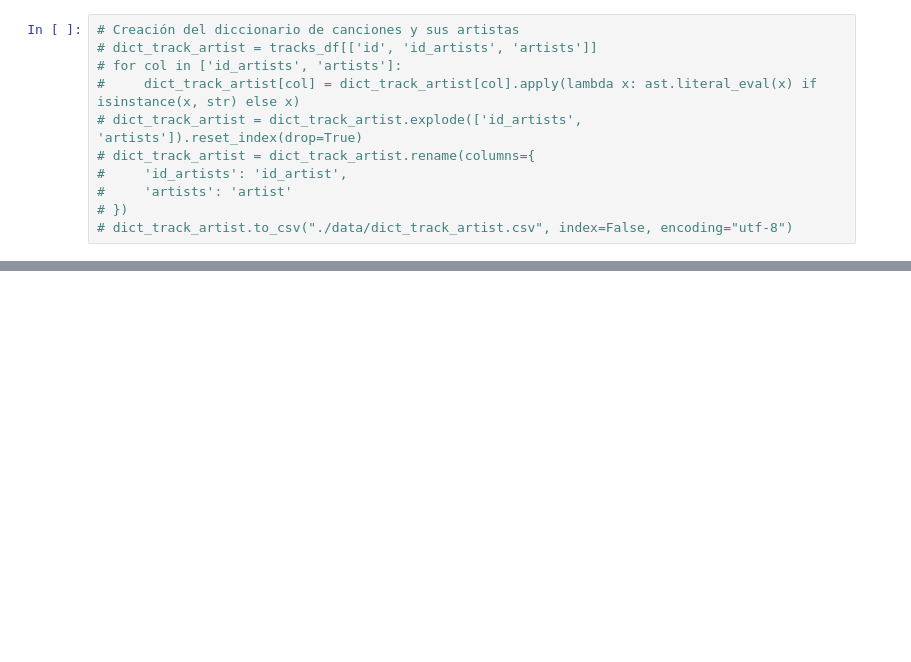
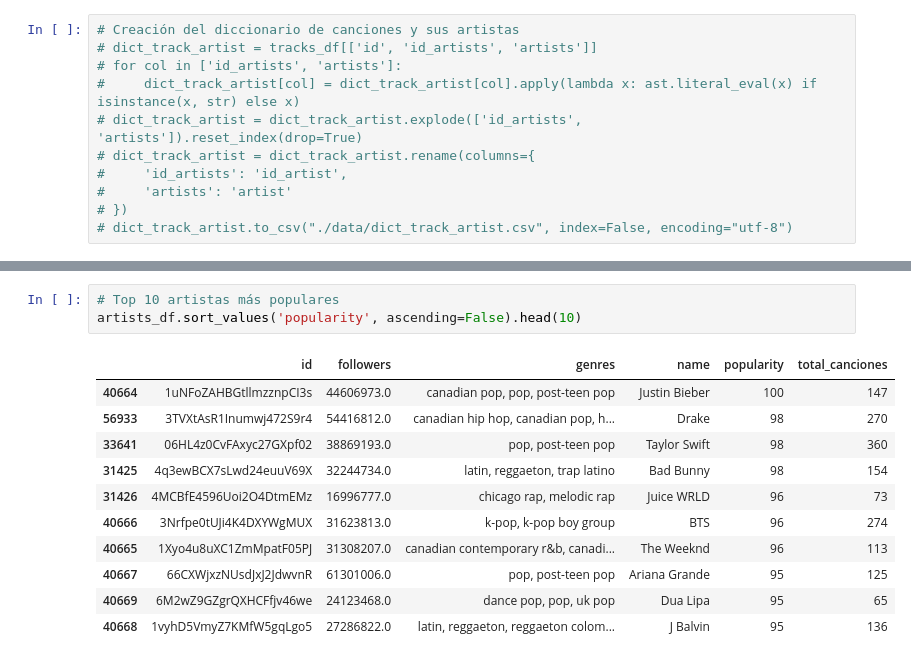
Before and after one commit to gantequera/Tarea, a Jupyter notebook: tarea.ipynb, the cells around one changed output, grey strips where cells are left out. Drawn from its saved outputs; the diff is of its cells as text; blank space fills up the shorter version.

```diff
--- a/tarea.ipynb
+++ b/tarea.ipynb
@@ -99,0 +168,15 @@ ValueError: Mime type rendering requires nbformat>=4.2.0 but it is not installed
+# %%
+# Top 10 artistas más populares
+artists_df.sort_values('popularity', ascending=False).head(10)
+# %% [output]
+|  | id | followers | genres | name | popularity | total_canciones |
+| 40664 | 1uNFoZAHBGtllmzznpCI3s | 44606973.0 | canadian pop, pop, post-teen pop | Justin Bieber | 100 | 147 |
+| 56933 | 3TVXtAsR1Inumwj472S9r4 | 54416812.0 | canadian hip hop, canadian pop, h... | Drake | 98 | 270 |
+| 33641 | 06HL4z0CvFAxyc27GXpf02 | 38869193.0 | pop, post-teen pop | Taylor Swift | 98 | 360 |
+| 31425 | 4q3ewBCX7sLwd24euuV69X | 32244734.0 | latin, reggaeton, trap latino | Bad Bunny | 98 | 154 |
+| 31426 | 4MCBfE4596Uoi2O4DtmEMz | 16996777.0 | chicago rap, melodic rap | Juice WRLD | 96 | 73 |
+| 40666 | 3Nrfpe0tUJi4K4DXYWgMUX | 31623813.0 | k-pop, k-pop boy group | BTS | 96 | 274 |
+| 40665 | 1Xyo4u8uXC1ZmMpatF05PJ | 31308207.0 | canadian contemporary r&b, canadi... | The Weeknd | 96 | 113 |
+| 40667 | 66CXWjxzNUsdJxJ2JdwvnR | 61301006.0 | pop, post-teen pop | Ariana Grande | 95 | 125 |
+| 40669 | 6M2wZ9GZgrQXHCFfjv46we | 24123468.0 | dance pop, pop, uk pop | Dua Lipa | 95 | 65 |
+| 40668 | 1vyhD5VmyZ7KMfW5gqLgo5 | 27286822.0 | latin, reggaeton, reggaeton colom... | J Balvin | 95 | 136 |
```
Also changed, not shown: parts of 13 cells of this notebook, 2 other files.
